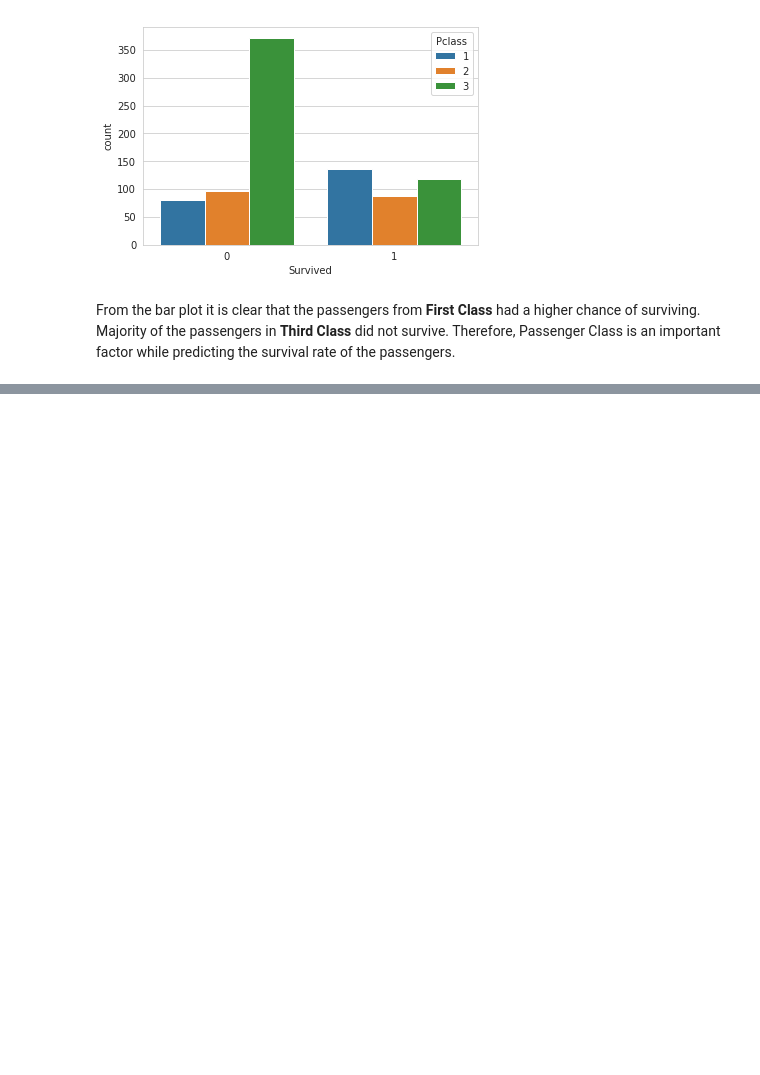
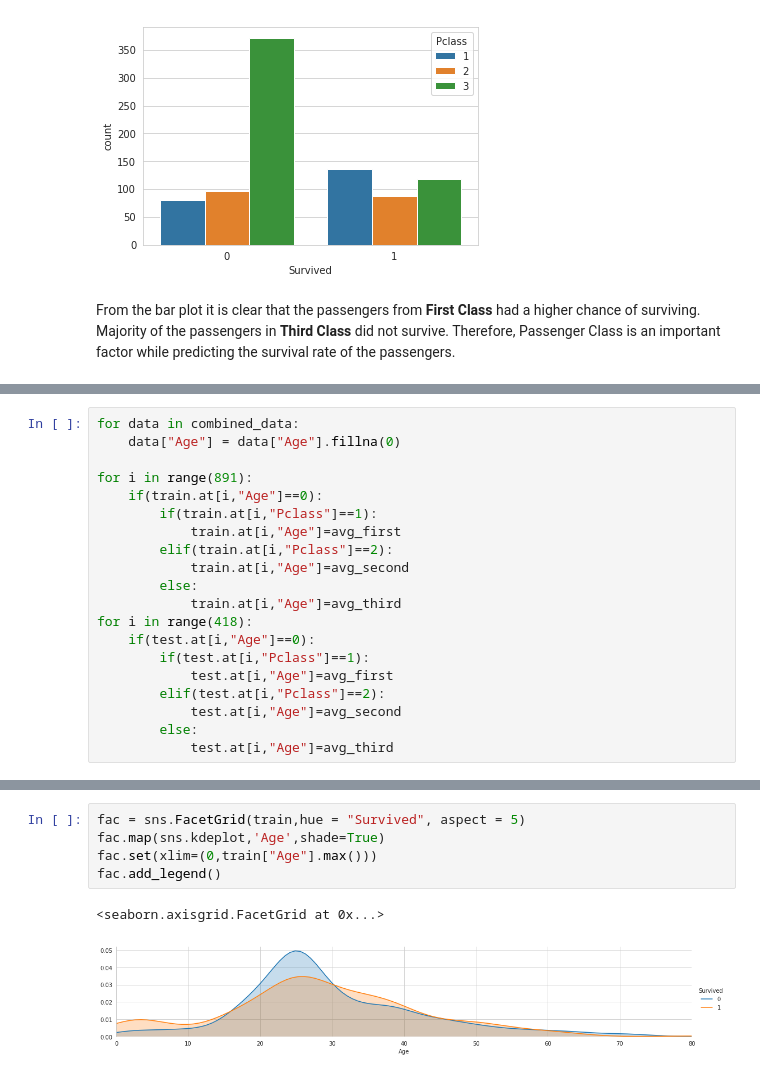
Before and after one commit to eshitagoel/Titanic_Survival, a Jupyter notebook: Titanic Survival.ipynb, the cells around one changed output, grey strips where cells are left out. Cells and saved outputs as stored; diff of their text form; blank space fills up the shorter version.

```diff
--- a/Titanic Survival.ipynb
+++ b/Titanic Survival.ipynb
@@ -221,0 +246,20 @@ Therefore, Passenger Class is an important factor while predicting the survival
+# %%
+for data in combined_data:
+    data["Age"] = data["Age"].fillna(0)
+
+for i in range(891):
+    if(train.at[i,"Age"]==0):
+        if(train.at[i,"Pclass"]==1):
+            train.at[i,"Age"]=avg_first
+        elif(train.at[i,"Pclass"]==2):
+            train.at[i,"Age"]=avg_second
+        else:
+            train.at[i,"Age"]=avg_third
+for i in range(418):
+    if(test.at[i,"Age"]==0):
+        if(test.at[i,"Pclass"]==1):
+            test.at[i,"Age"]=avg_first
+        elif(test.at[i,"Pclass"]==2):
+            test.at[i,"Age"]=avg_second
+        else:
+            test.at[i,"Age"]=avg_third
@@ -221,0 +290,8 @@ Therefore, Passenger Class is an important factor while predicting the survival
+# %%
+fac = sns.FacetGrid(train,hue = "Survived", aspect = 5)
+fac.map(sns.kdeplot,'Age',shade=True)
+fac.set(xlim=(0,train["Age"].max()))
+fac.add_legend()
+# %% [output]
+<seaborn.axisgrid.FacetGrid at 0x...>
+[figure, added]
```
Also changed, not shown: parts of 16 cells of this notebook.
